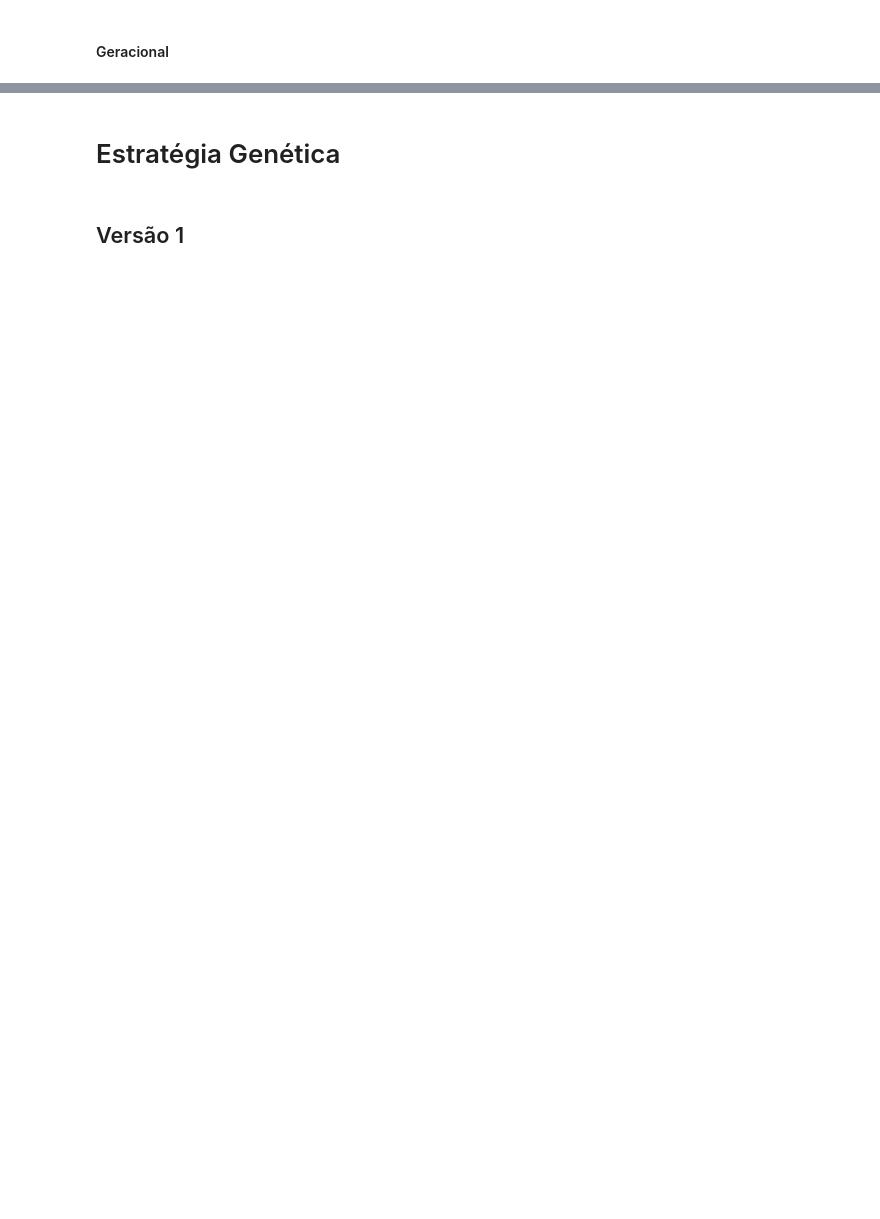
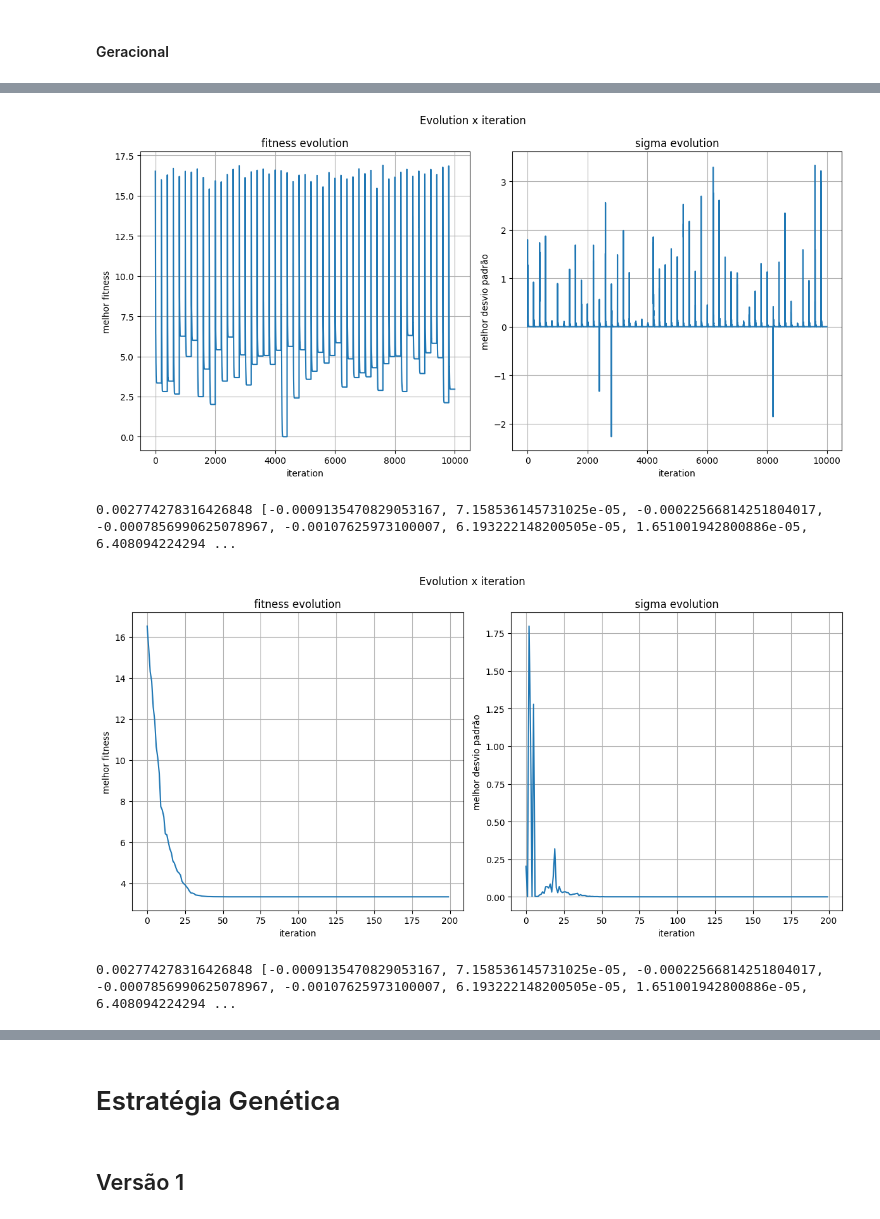
Before and after one commit to vhlk/EEAckleyFunc, a Jupyter notebook: AckleyEE.ipynb, the cells around one changed output, grey strips where cells are left out. Drawn from its saved outputs; the diff is of its cells as text; code cells hidden in the pictures; blank space fills up the shorter version.

```diff
--- a/AckleyEE.ipynb
+++ b/AckleyEE.ipynb
@@ -247,0 +313,15 @@ print(iteration)
+# %%
+FITNESS_FUNC = ackley_funct
+CROSSOVER_FUNC = local_discrete
+SURV_SELECTION_FUNC = elitist
+POPULACAO = POP_TEST.copy()
+
+best_fitness, best_solution, bests_fitness, bests_sigma, iteration = generate_solution()
+# %%
+plot_results(best_fitness, best_solution, bests_fitness, bests_sigma, iteration)
+plot_results(best_fitness, best_solution, bests_fitness[:200], bests_sigma[:200], min(iteration,200))
+# %% [output]
+[figure, added]
+0.002774278316426848 [-0.0009135470829053167, 7.158536145731025e-05, -0.00022566814251804017, -0.0007856990625078967, -0.00107625973100007, 6.193222148200505e-05, 1.651001942800886e-05, 6.408094224294 ...
+[figure, added]
+0.002774278316426848 [-0.0009135470829053167, 7.158536145731025e-05, -0.00022566814251804017, -0.0007856990625078967, -0.00107625973100007, 6.193222148200505e-05, 1.651001942800886e-05, 6.408094224294 ...
```
Also changed, not shown: parts of 32 cells of this notebook.
